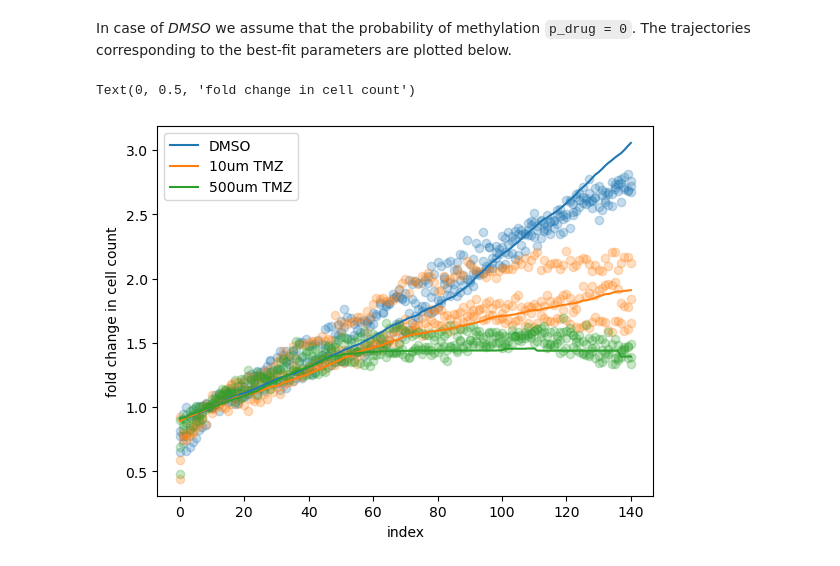
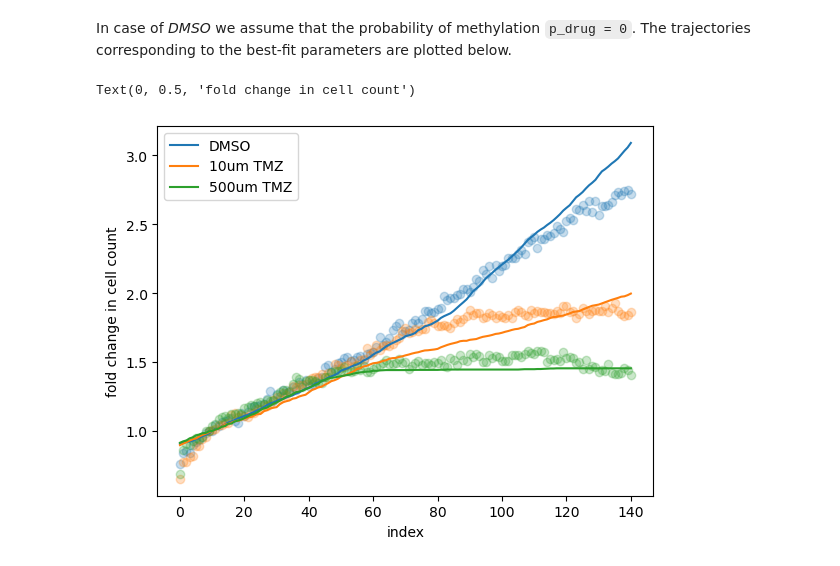
Before and after one commit to Dioscuri-Centre/phenotypic_heterogeneity, a Jupyter notebook: code/analyze_exp33PD.ipynb, the cells around one changed output. Cells and saved outputs as stored; diff of their text form; code cells hidden in the pictures.

```diff
--- a/code/analyze_exp33PD.ipynb
+++ b/code/analyze_exp33PD.ipynb
@@ -112,22 +101,21 @@ In case of _DMSO_ we assume that the probability of methylation `p_drug = 0`. Th
 # %%
 pdf = pd.read_csv("../data/inference/fitted_exp33PD.csv")
 x = np.arange(0,141)
 plt.figure()
-for name in DMSO:
-    plt.scatter(x, (df[name] / df[name][10]), alpha=0.25, color="C0")
 
-for name in TMZ10:
-    plt.scatter(x, (df[name] / df[name][10]), alpha=0.25, color="C1")
-
-for name in TMZ500:
-    plt.scatter(x, (df[name] / df[name][10]), alpha=0.25, color="C2")
+DMSO_ts = df.loc[:, DMSO].mean(axis=1)
+TMZ10_ts = df.loc[:, TMZ10].mean(axis=1)
+TMZ500_ts = df.loc[:, TMZ500].mean(axis=1)
+plt.scatter(x, DMSO_ts / DMSO_ts[10], alpha=0.25, color="C0")
+plt.scatter(x, TMZ10_ts / TMZ10_ts[10], alpha=0.25, color="C1")
+plt.scatter(x, TMZ500_ts / TMZ500_ts[10], alpha=0.25, color="C2")
 
 plt.plot(pdf.index, (pdf.DMSO) / (pdf.DMSO)[10], label="DMSO")
 plt.plot(pdf.index, (pdf.TMZ10) / (pdf.TMZ10)[10], label="10um TMZ")
 plt.plot(pdf.index, (pdf.TMZ500) / (pdf.TMZ500)[10], label="500um TMZ")
 plt.legend()
 plt.xlabel("index")
 plt.ylabel("fold change in cell count")
 # %% [output]
 Text(0, 0.5, 'fold change in cell count')
-[figure, old version]
+[figure, new version]
```
Also changed, not shown: parts of 4 cells of this notebook, 3 other files.
